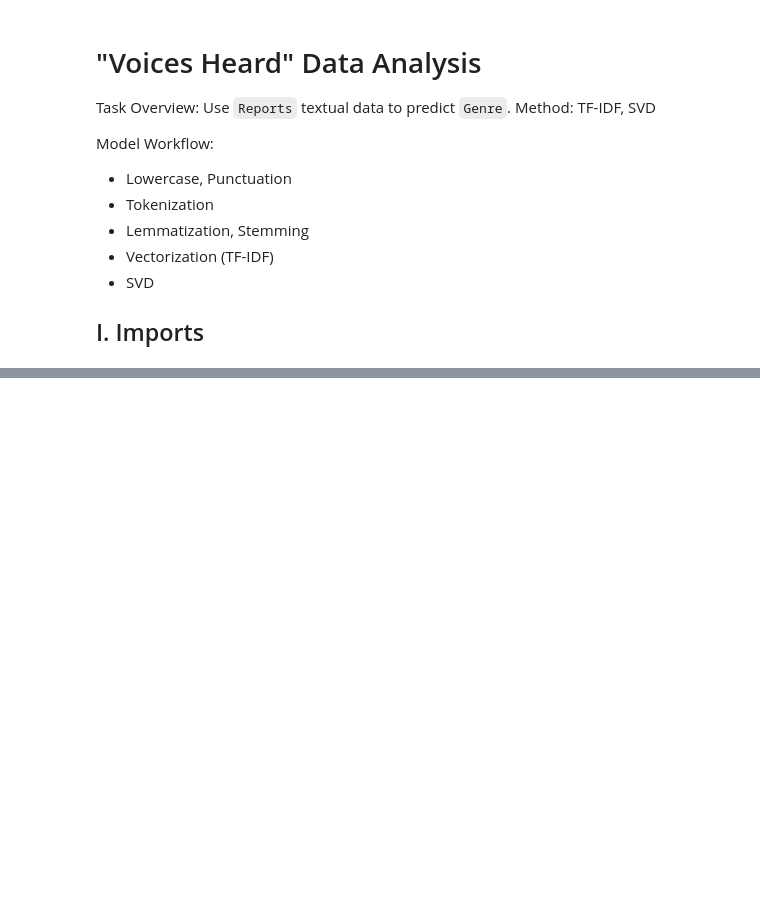
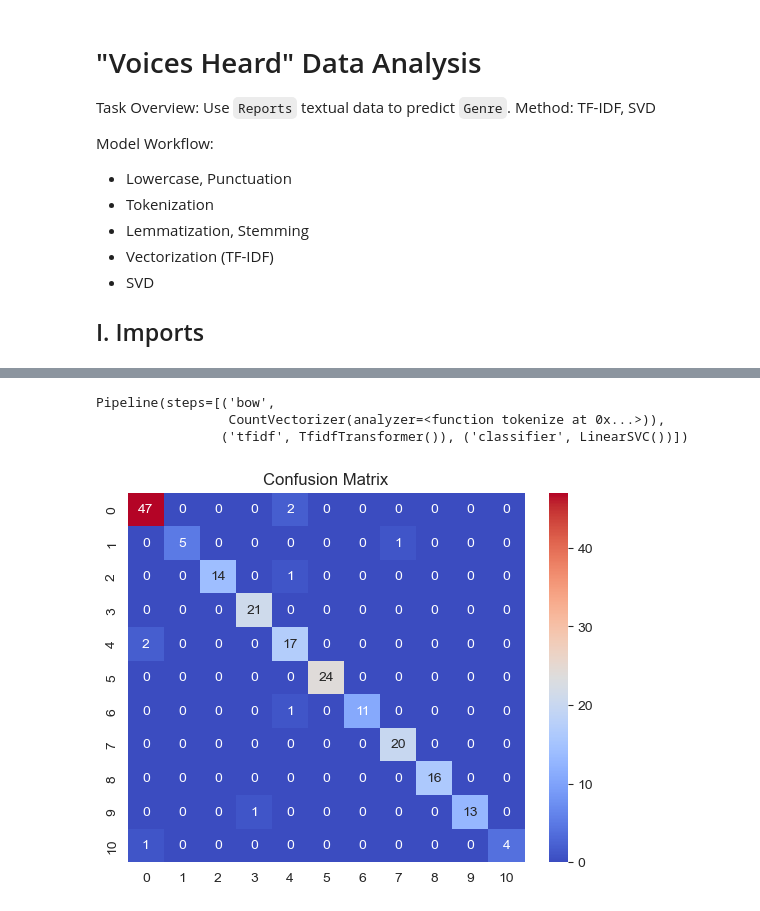
Before and after one commit to Road2Data/P3-Voices-Heard, a Jupyter notebook: textualAnalysis.ipynb, the cells around one changed output, grey strips where cells are left out. Saved outputs shown, nothing was run; the diff lists cells and outputs as text; code cells hidden in the pictures; blank space fills up the shorter version.

```diff
--- a/textualAnalysis.ipynb
+++ b/textualAnalysis.ipynb
@@ -76,0 +52,6 @@ Name: Reports, Length: 1005, dtype: object
+# %%
+labelCodes = {l:i for i, l in enumerate(df["Genre"].astype("category").cat.categories.tolist())}
+df["Genre"] = df["Genre"].apply(lambda x: labelCodes[x]).astype("int64")
+df["Reports"] = df["Reports"].astype("string")
+df = df[["Genre", "Reports"]]
+df
@@ -76,0 +108,5 @@ Name: Reports, Length: 1005, dtype: object
+# %%
+X = df["Reports"]
+y = df["Genre"]
+
+report_train, report_test, genre_train, genre_test = train_test_split(X, y, test_size=0.2, random_state=101)
@@ -76,0 +119,12 @@ Name: Reports, Length: 1005, dtype: object
+# %%
+pipeline.fit(report_train, genre_train)
+# %% [output]
+Pipeline(steps=[('bow',
+                 CountVectorizer(analyzer=<function tokenize at 0x...>)),
+                ('tfidf', TfidfTransformer()), ('classifier', LinearSVC())])
+# %%
+sns.heatmap(confusion_matrix(genre_test, pred), annot=True, cmap="coolwarm")
+plt.title("Confusion Matrix")
+plt.show()
+# %% [output]
+[figure, added]
```
Also changed, not shown: parts of 11 cells of this notebook.
